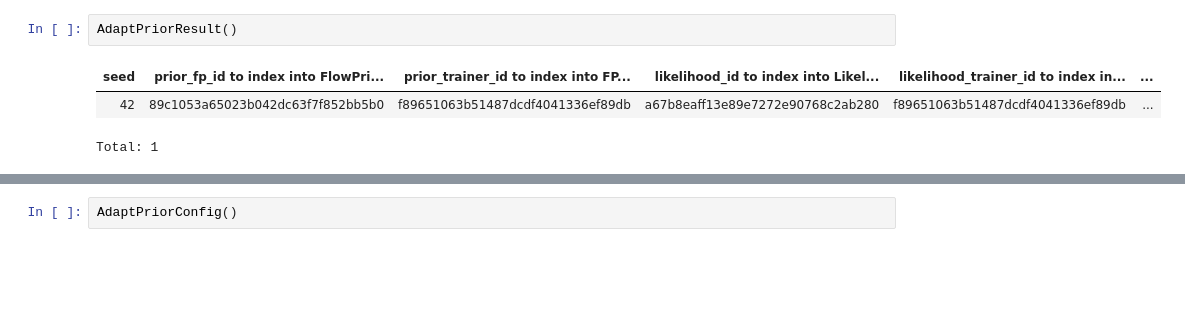
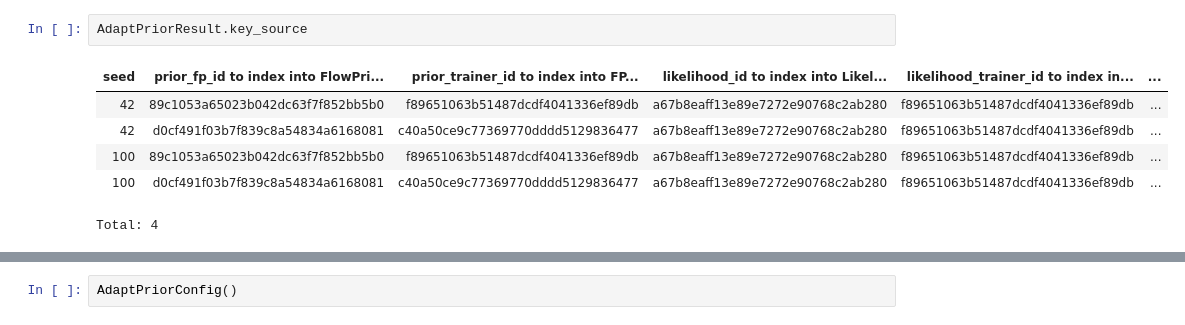
Before and after one commit to suhasshrinivasan/task-transfer, a Jupyter notebook: experiments/dj/dj_interactive.ipynb, the cells around one changed output, grey strips where cells are left out. Saved outputs shown, nothing was run; the diff lists cells and outputs as text; blank space fills up the shorter version.

```diff
--- a/experiments/dj/dj_interactive.ipynb
+++ b/experiments/dj/dj_interactive.ipynb
@@ -32,6 +29,9 @@ from experiments.dj.dj_helpers import drop_schema_dot_jobs
 # %%
-AdaptPriorResult()
+AdaptPriorResult.key_source
 # %% [output]
 | seed | prior_fp_id to index into FlowPri... | prior_trainer_id to index into FP... | likelihood_id to index into Likel... | likelihood_trainer_id to index in... | ... |
 | 42 | 89c1053a65023b042dc63f7f852bb5b0 | f89651063b51487dcdf4041336ef89db | a67b8eaff13e89e7272e90768c2ab280 | f89651063b51487dcdf4041336ef89db | ... |
+| 42 | d0cf491f03b7f839c8a54834a6168081 | c40a50ce9c77369770dddd5129836477 | a67b8eaff13e89e7272e90768c2ab280 | f89651063b51487dcdf4041336ef89db | ... |
+| 100 | 89c1053a65023b042dc63f7f852bb5b0 | f89651063b51487dcdf4041336ef89db | a67b8eaff13e89e7272e90768c2ab280 | f89651063b51487dcdf4041336ef89db | ... |
+| 100 | d0cf491f03b7f839c8a54834a6168081 | c40a50ce9c77369770dddd5129836477 | a67b8eaff13e89e7272e90768c2ab280 | f89651063b51487dcdf4041336ef89db | ... |
-Total: 1
+Total: 4
```
Also changed, not shown: parts of 4 cells of this notebook, 13 other files.
